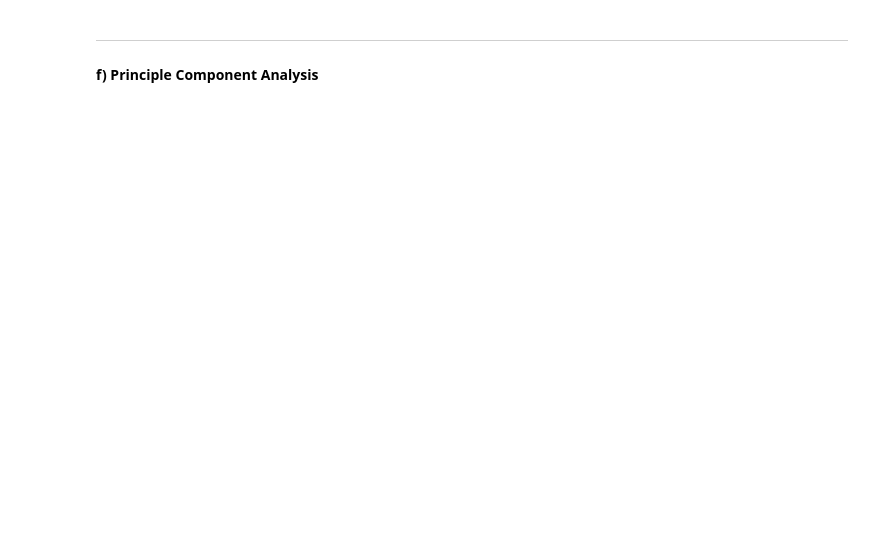
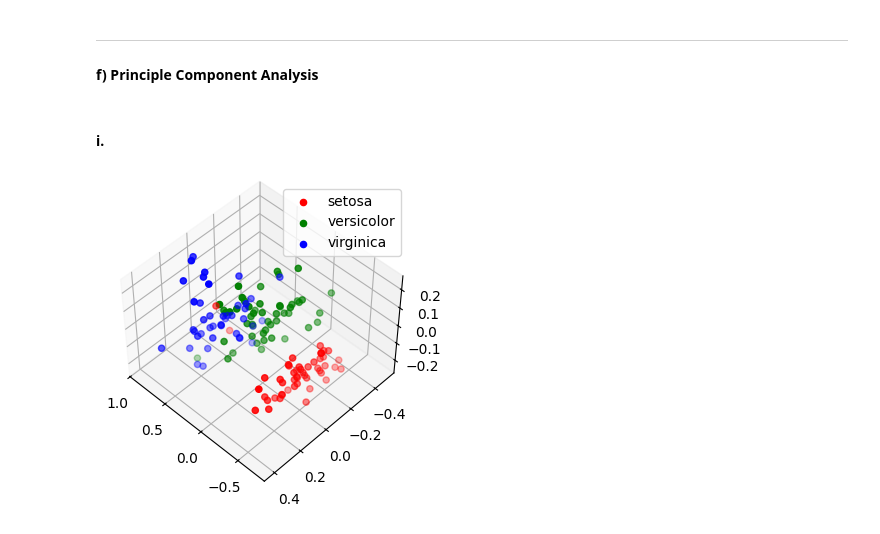
Before and after one commit to DrewRosales/algorithmsForDataScience, a Jupyter notebook: hw/prg1/PA1.ipynb, the cells around one changed output. Saved outputs shown, nothing was run; the diff lists cells and outputs as text; code cells hidden in the pictures; blank space fills up the shorter version.

```diff
--- a/hw/prg1/PA1.ipynb
+++ b/hw/prg1/PA1.ipynb
@@ -502,3 +501,36 @@ fisher_discriminant(iris_df, iris_class)
 # %% [markdown]
 ---
 #### f) Principle Component Analysis
+# %% [markdown]
+#### i.
+# %%
+from sklearn import decomposition
+
+x = iris_df.iloc[:, 0:4]
+y = iris_df["species"]
+# setup PCA for three classes
+pca = decomposition.PCA(n_components=3)
+pca.fit(x)
+x = pca.transform(x)
+pca_df = pd.DataFrame(data=x, columns=["x", "y", "z"])
+pca_df["species"] = y
+
+fig = plt.figure(1, figsize=(4,3))
+plt.clf()
+
+ax = fig.add_subplot(111, projection="3d", elev=48, azim=134)
+ax.set_position([0, 0, 0.95, 1])
+plt.cla()
+
+#ax.scatter(x[:, 0], x[:, 1], x[:, 2], edgecolors="k")
+#for class_name, color, lab
+for class_name, color in zip(["setosa", "versicolor", "virginica"], ["r", "g", "b"]):
+    ax.scatter(pca_df[pca_df["species"] == class_name]["x"],
+               pca_df[pca_df["species"] == class_name]["y"],
+               pca_df[pca_df["species"] == class_name]["z"],
+               color=color, label=class_name)
+
+ax.legend()
+plt.show()
+# %% [output]
+[figure, added]
```
Also changed, not shown: parts of 5 cells of this notebook.
